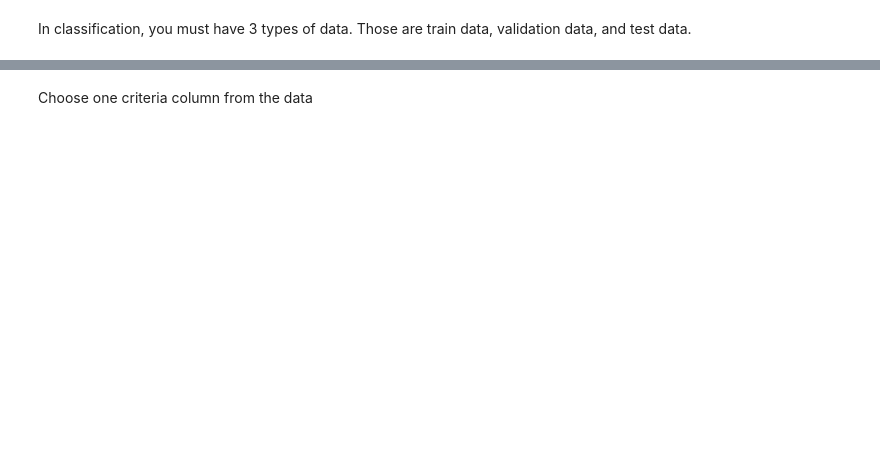
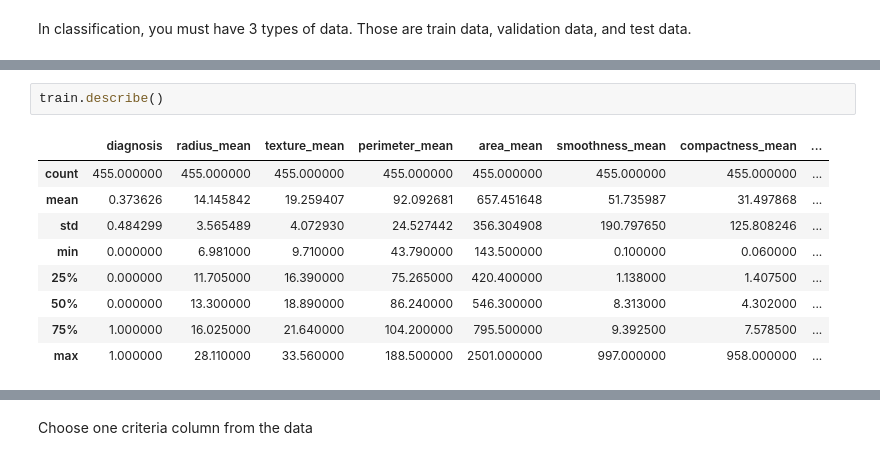
Before and after one commit to kvnchandra/ml-assignment-bangkit, a Jupyter notebook: main.ipynb, the cells around one changed output, grey strips where cells are left out. Drawn from its saved outputs; the diff is of its cells as text; blank space fills up the shorter version.

```diff
--- a/main.ipynb
+++ b/main.ipynb
@@ -68,0 +152,12 @@ print('Length of\n\tTrain Data\t: ', len(train),
+# %%
+train.describe()
+# %% [output]
+|  | diagnosis | radius_mean | texture_mean | perimeter_mean | area_mean | smoothness_mean | compactness_mean | ... |
+| count | 455.000000 | 455.000000 | 455.000000 | 455.000000 | 455.000000 | 455.000000 | 455.000000 | ... |
+| mean | 0.373626 | 14.145842 | 19.259407 | 92.092681 | 657.451648 | 51.735987 | 31.497868 | ... |
+| std | 0.484299 | 3.565489 | 4.072930 | 24.527442 | 356.304908 | 190.797650 | 125.808246 | ... |
+| min | 0.000000 | 6.981000 | 9.710000 | 43.790000 | 143.500000 | 0.100000 | 0.060000 | ... |
+| 25% | 0.000000 | 11.705000 | 16.390000 | 75.265000 | 420.400000 | 1.138000 | 1.407500 | ... |
+| 50% | 0.000000 | 13.300000 | 18.890000 | 86.240000 | 546.300000 | 8.313000 | 4.302000 | ... |
+| 75% | 1.000000 | 16.025000 | 21.640000 | 104.200000 | 795.500000 | 9.392500 | 7.578500 | ... |
+| max | 1.000000 | 28.110000 | 33.560000 | 188.500000 | 2501.000000 | 997.000000 | 958.000000 | ... |
```
Also changed, not shown: parts of 29 cells of this notebook.
